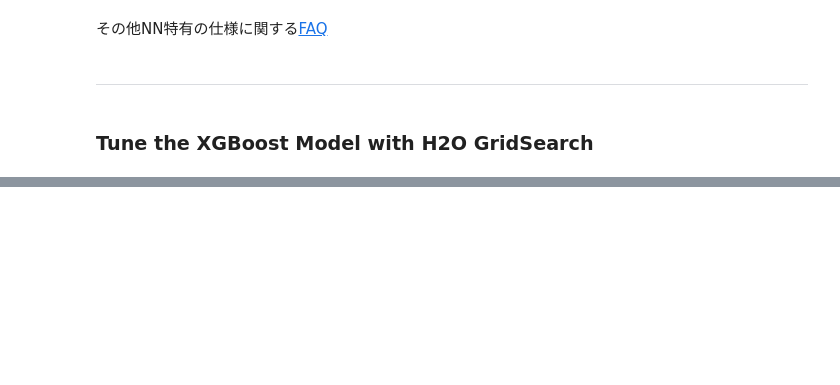
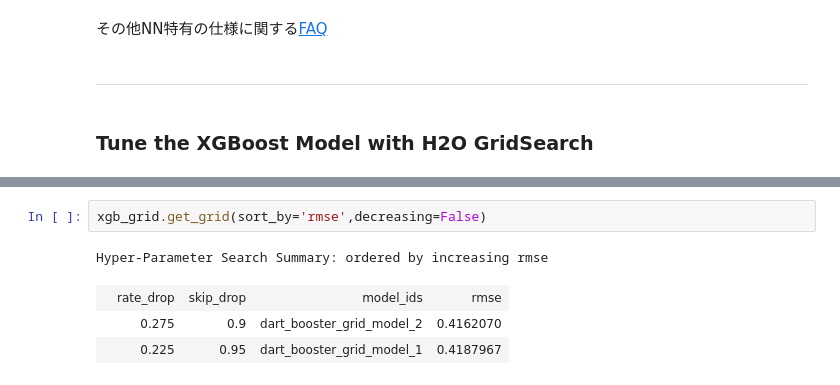
Before and after one commit to yukismd/H2O_3_Tutorial, a Jupyter notebook: python_api/H2O-3 Regression Tutorial.ipynb, the cells around one changed output, grey strips where cells are left out. Cells and saved outputs as stored; diff of their text form; blank space fills up the shorter version.

```diff
--- a/python_api/H2O-3 Regression Tutorial.ipynb
+++ b/python_api/H2O-3 Regression Tutorial.ipynb
@@ -482,0 +626,7 @@ RMSE on valid data:  0.4612041005183944
+# %%
+xgb_grid.get_grid(sort_by='rmse',decreasing=False)
+# %% [output]
+Hyper-Parameter Search Summary: ordered by increasing rmse
+|  | rate_drop | skip_drop | model_ids | rmse |
+|  | 0.275 | 0.9 | dart_booster_grid_model_2 | 0.4162070 |
+|  | 0.225 | 0.95 | dart_booster_grid_model_1 | 0.4187967 |
```
Also changed, not shown: parts of 38 cells of this notebook, 2 other files.
